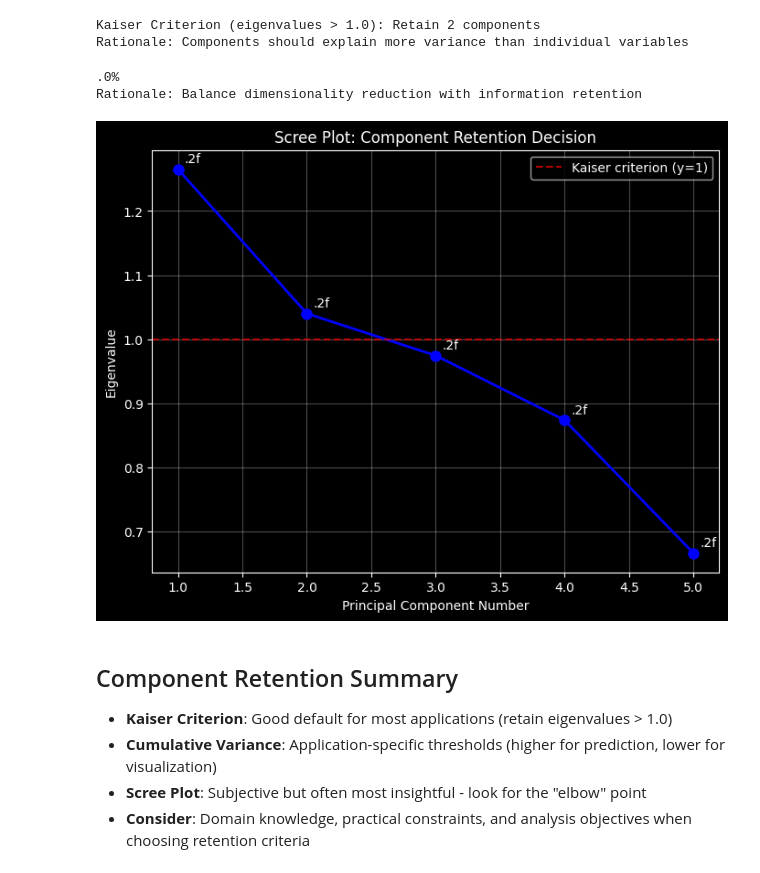
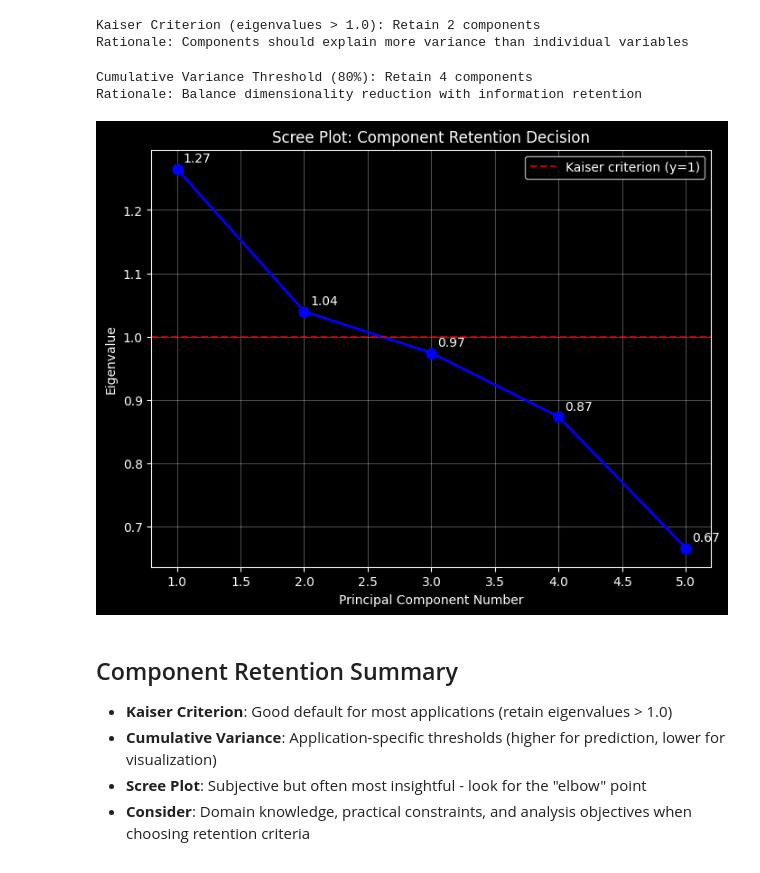
Before and after one commit to rencastillo/tec-ma2003b-lessons, a Jupyter notebook: 4_Factor_Analysis/snippets/02_component_retention.ipynb, the cells around one changed output. Drawn from its saved outputs; the diff is of its cells as text; code cells hidden in the pictures.

```diff
--- a/4_Factor_Analysis/snippets/02_component_retention.ipynb
+++ b/4_Factor_Analysis/snippets/02_component_retention.ipynb
@@ -65,32 +65,38 @@ Rationale: Components should explain more variance than individual variables
 # Retain enough components to explain 80% of total variance
 variance_threshold = 0.8
 n_cumvar = np.argmax(cumvar >= variance_threshold) + 1
-print(".0%")
+print(
+    f"Cumulative Variance Threshold ({variance_threshold*100:.0f}%): Retain {n_cumvar} components"
+)
 print("Rationale: Balance dimensionality reduction with information retention")
 # %% [output]
-.0%
+Cumulative Variance Threshold (80%): Retain 4 components
 Rationale: Balance dimensionality reduction with information retention
 # %%
 # Method 3: Scree Plot (Visual Inspection)
 # Plot eigenvalues and look for "elbow" where slope changes dramatically
 plt.figure(figsize=(8, 6))
 plt.plot(range(1, len(eigenvalues) + 1), eigenvalues, "bo-", linewidth=2, markersize=8)
 plt.axhline(y=1, color="red", linestyle="--", alpha=0.7, label="Kaiser criterion (y=1)")
 plt.title("Scree Plot: Component Retention Decision")
 plt.xlabel("Principal Component Number")
 plt.ylabel("Eigenvalue")
 plt.grid(True, alpha=0.3)
 plt.legend()
 
 # Add annotations for key points
 for i, eigenval in enumerate(eigenvalues, 1):
     plt.annotate(
-        ".2f", (i, eigenval), xytext=(5, 5), textcoords="offset points", fontsize=10
+        f"{eigenval:.2f}",
+        (i, eigenval),
+        xytext=(5, 5),
+        textcoords="offset points",
+        fontsize=10,
     )
 
 plt.show()
 # %% [output]
-[figure, old version]
+[figure, new version]
 # %% [markdown]
 ## Component Retention Summary
 
```
